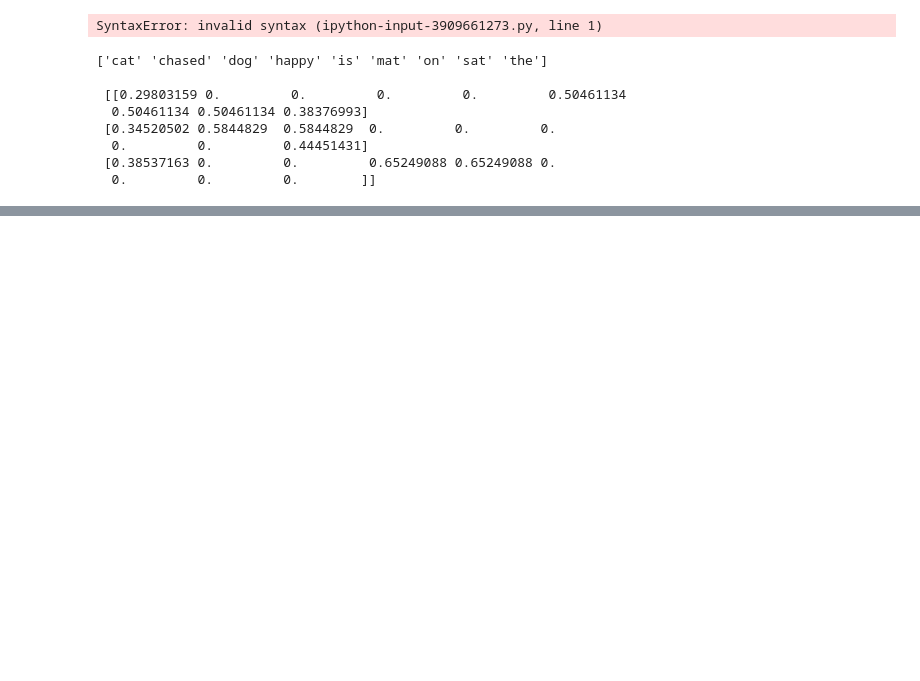
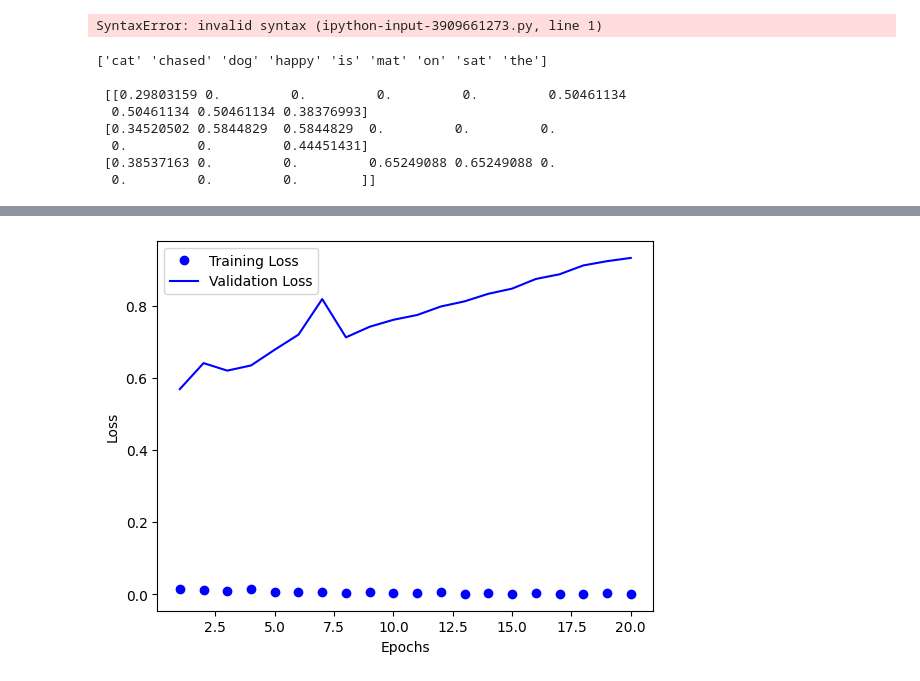
Before and after one commit to usaidahmed01/Deep-Learning, a Jupyter notebook: DL27_11.ipynb, the cells around one changed output, grey strips where cells are left out. Drawn from its saved outputs; the diff is of its cells as text; code cells hidden in the pictures; blank space fills up the shorter version.

Commit message:
Model Training and Multihot Encoding

```diff
--- a/DL27_11.ipynb
+++ b/DL27_11.ipynb
@@ -114,0 +128,28 @@ TypeError: Cannot interpret '10000' as a data type
+# %%
+model.compile(
+    optimizer = 'rmsprop', # during training weight ko balance
+    loss = 'binary_crossentropy',
+    metrics = ['accuracy']
+)
+# %%
+# Validation Set
+
+#break X_train and Y_train into 10000 and 15000
+
+X_train.shape
+x_val = X_train[:10000]
+partial_x_train = X_train[10000:]
+
+y_train.shape
+y_val = y_train[:10000]
+partial_y_train = y_train[10000:]
+
+# data ko mazeed break kardiya taake jab epochs lagayein tou learn tou karega but overfit tou nahi horaha tou thats why ek set se train dooosre se test
+# %%
+history = model.fit(
+    partial_x_train ,
+    partial_y_train ,
+    epochs = 20 ,
+    batch_size = 512 , # weight se pehle kitne sample process honge ek time mein
+    validation_data = (x_val , y_val)
+)
@@ -114,0 +174,14 @@ TypeError: Cannot interpret '10000' as a data type
+# %%
+import matplotlib.pyplot as plt
+
+history_dict = history.history
+
+epochs = range(1 , len(history_dict['loss']) + 1 )
+plt.plot(epochs , history_dict['loss'] , 'bo' , label = 'Training Loss')
+plt.plot(epochs , history_dict['val_loss'] , 'b' , label = 'Validation Loss')
+plt.xlabel('Epochs')
+plt.ylabel('Loss')
+plt.legend()
+plt.show()
+# %% [output]
+[figure, added]
```
Also changed, not shown: parts of 5 cells of this notebook.
